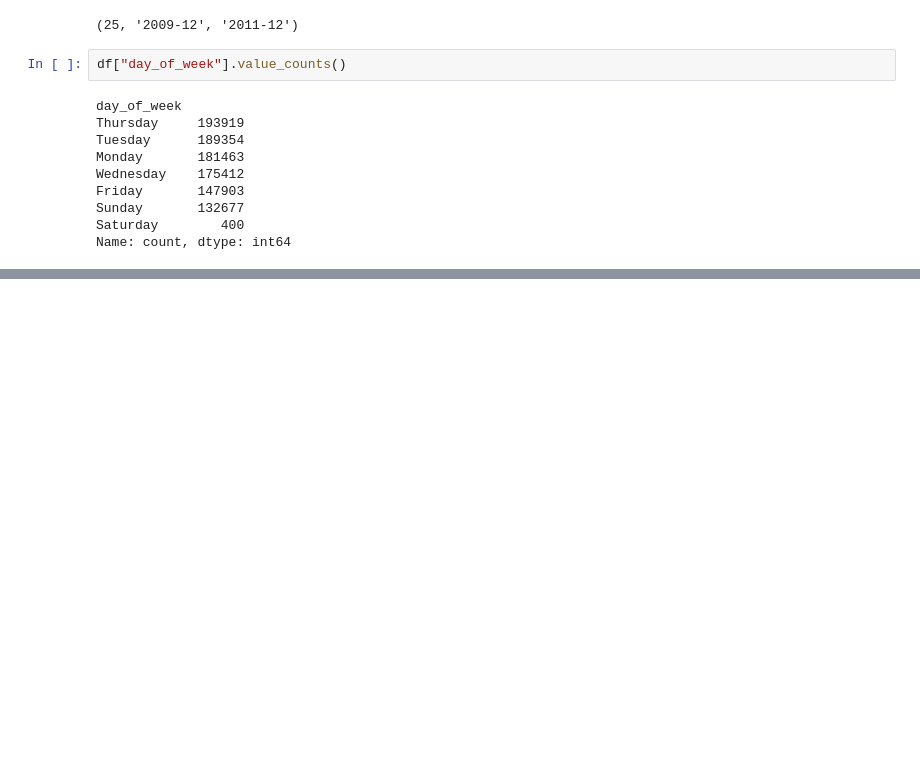
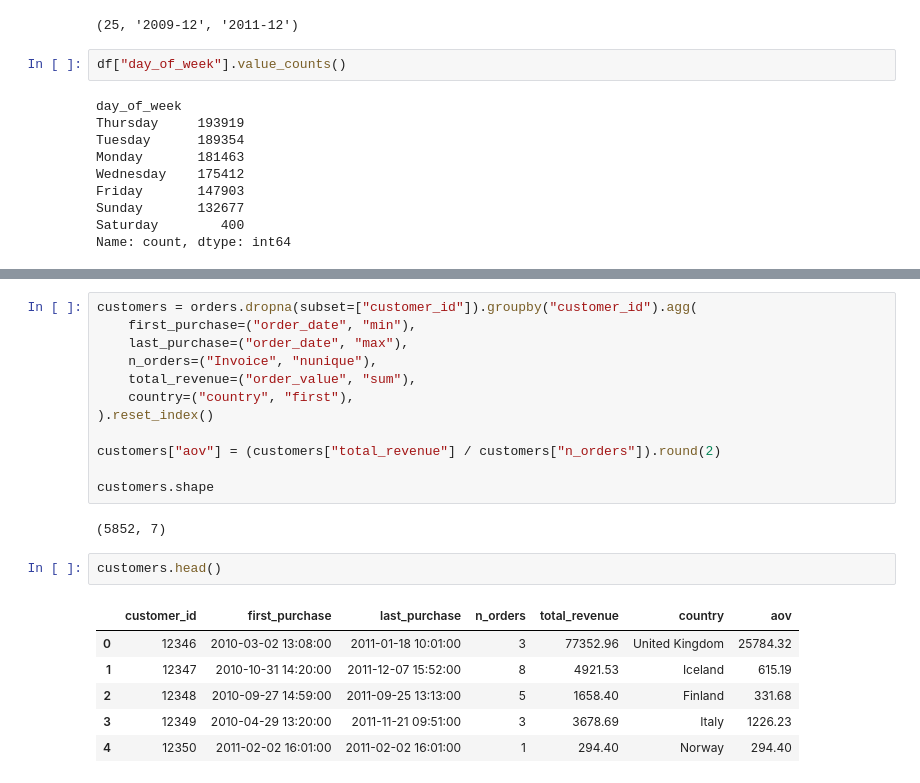
Before and after one commit to pranavsingla1207-byte/retailpulse, a Jupyter notebook: notebooks/02_feature_engineering.ipynb, the cells around one changed output, grey strips where cells are left out. Saved outputs shown, nothing was run; the diff lists cells and outputs as text; blank space fills up the shorter version.

```diff
--- a/notebooks/02_feature_engineering.ipynb
+++ b/notebooks/02_feature_engineering.ipynb
@@ -101,0 +190,23 @@ Name: count, dtype: int64
+# %%
+customers = orders.dropna(subset=["customer_id"]).groupby("customer_id").agg(
+    first_purchase=("order_date", "min"),
+    last_purchase=("order_date", "max"),
+    n_orders=("Invoice", "nunique"),
+    total_revenue=("order_value", "sum"),
+    country=("country", "first"),
+).reset_index()
+
+customers["aov"] = (customers["total_revenue"] / customers["n_orders"]).round(2)
+
+customers.shape
+# %% [output]
+(5852, 7)
+# %%
+customers.head()
+# %% [output]
+|  | customer_id | first_purchase | last_purchase | n_orders | total_revenue | country | aov |
+| 0 | 12346 | 2010-03-02 13:08:00 | 2011-01-18 10:01:00 | 3 | 77352.96 | United Kingdom | 25784.32 |
+| 1 | 12347 | 2010-10-31 14:20:00 | 2011-12-07 15:52:00 | 8 | 4921.53 | Iceland | 615.19 |
+| 2 | 12348 | 2010-09-27 14:59:00 | 2011-09-25 13:13:00 | 5 | 1658.40 | Finland | 331.68 |
+| 3 | 12349 | 2010-04-29 13:20:00 | 2011-11-21 09:51:00 | 3 | 3678.69 | Italy | 1226.23 |
+| 4 | 12350 | 2011-02-02 16:01:00 | 2011-02-02 16:01:00 | 1 | 294.40 | Norway | 294.40 |
```
Also changed, not shown: parts of 11 cells of this notebook.
